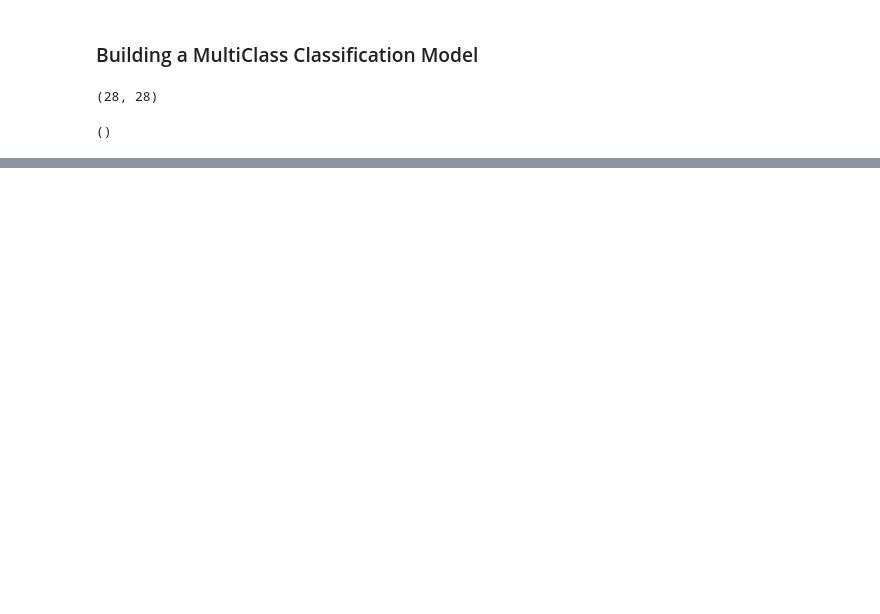
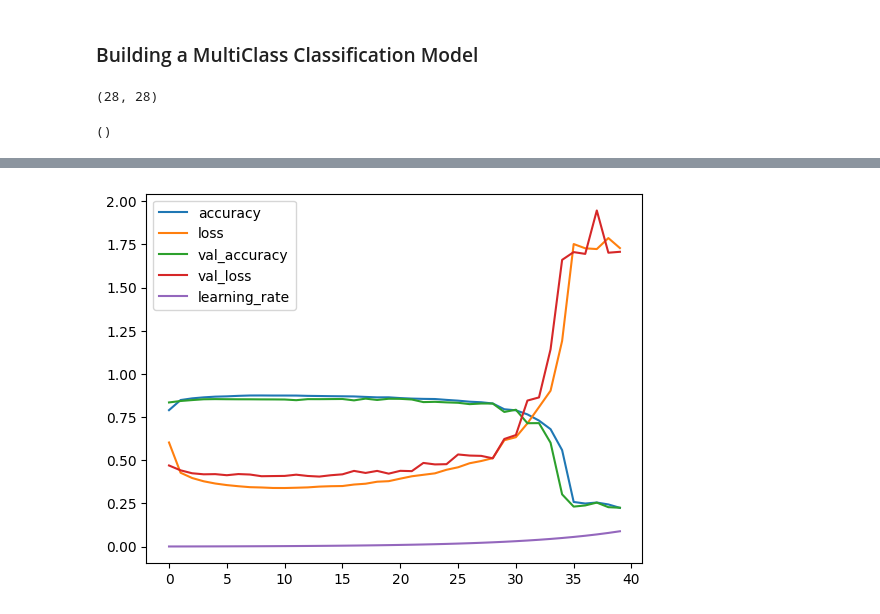
Before and after one commit to Ashwin-2408/Tensor_Flow_Learning, a Jupyter notebook: notebooks/Neural_Network_Classification.ipynb, the cells around one changed output, grey strips where cells are left out. Cells and saved outputs as stored; diff of their text form; code cells hidden in the pictures; blank space fills up the shorter version.

```diff
--- a/notebooks/Neural_Network_Classification.ipynb
+++ b/notebooks/Neural_Network_Classification.ipynb
@@ -570,0 +691,13 @@ MultiClass_Modification_Model.evaluate(X_Test,_X_Test_Label)
+# %%
+import tensorflow as tf
+import numpy as np
+import random
+
+tf.random.set_seed(42)
+random.seed(42)
+np.random.seed(42)
+
+LR_Multi_Class_Model=tf.keras.Sequential([tf.keras.Input((28,28)),tf.keras.layers.Flatten(),tf.keras.layers.Dense(20,activation="relu"),tf.keras.layers.Dense(20,activation="relu"),tf.keras.layers.Dense(10,activation="softmax")])
+LR_Multi_Class_Model.compile(loss=tf.keras.losses.CategoricalCrossentropy,optimizer=tf.keras.optimizers.Adam(),metrics=["accuracy"])
+Learning_Rate = tf.keras.callbacks.LearningRateScheduler(lambda epochs:1e-3*10**(epochs/20))
+history=LR_Multi_Class_Model.fit(X_Train_Norm,tf.one_hot(X_Train_Label,depth=10),epochs=40,validation_data=(X_Test/255,tf.one_hot(_X_Test_Label,depth=10)),callbacks=[Learning_Rate])
@@ -570,0 +722,7 @@ MultiClass_Modification_Model.evaluate(X_Test,_X_Test_Label)
+# %%
+import matplotlib.pyplot as plt
+import pandas as pd
+pd.DataFrame(history.history).plot()
+plt.show()
+# %% [output]
+[figure, added]
```
Also changed, not shown: parts of 27 cells of this notebook.
